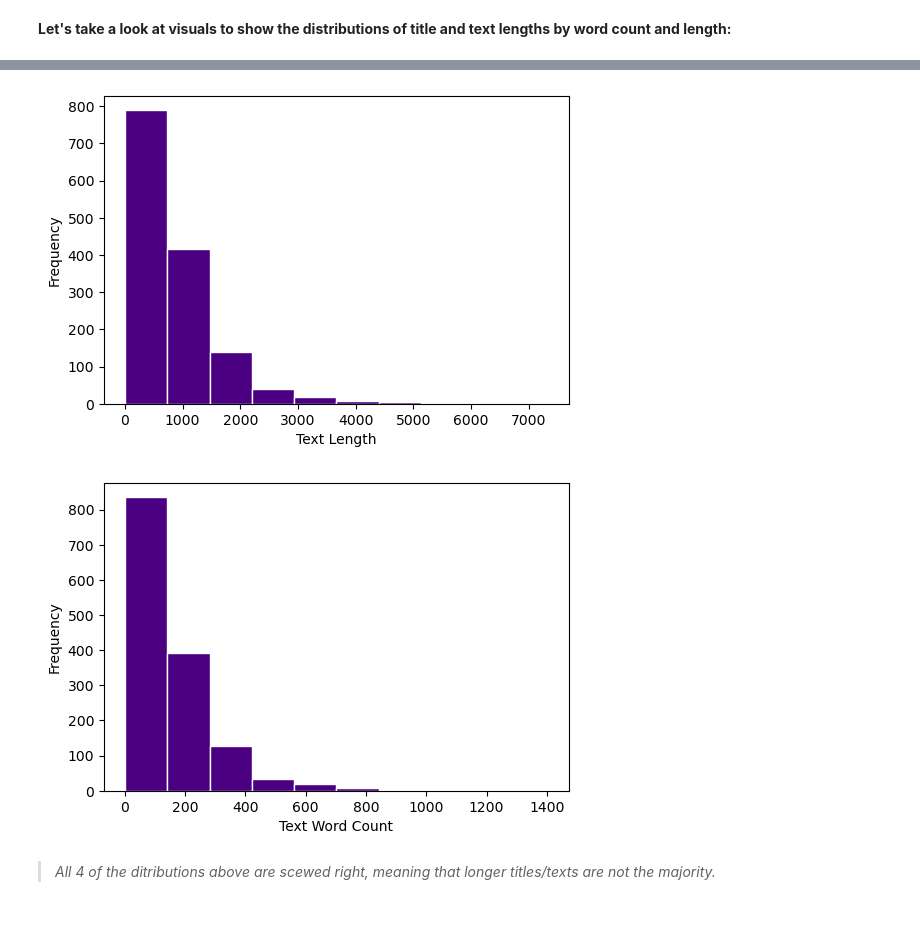
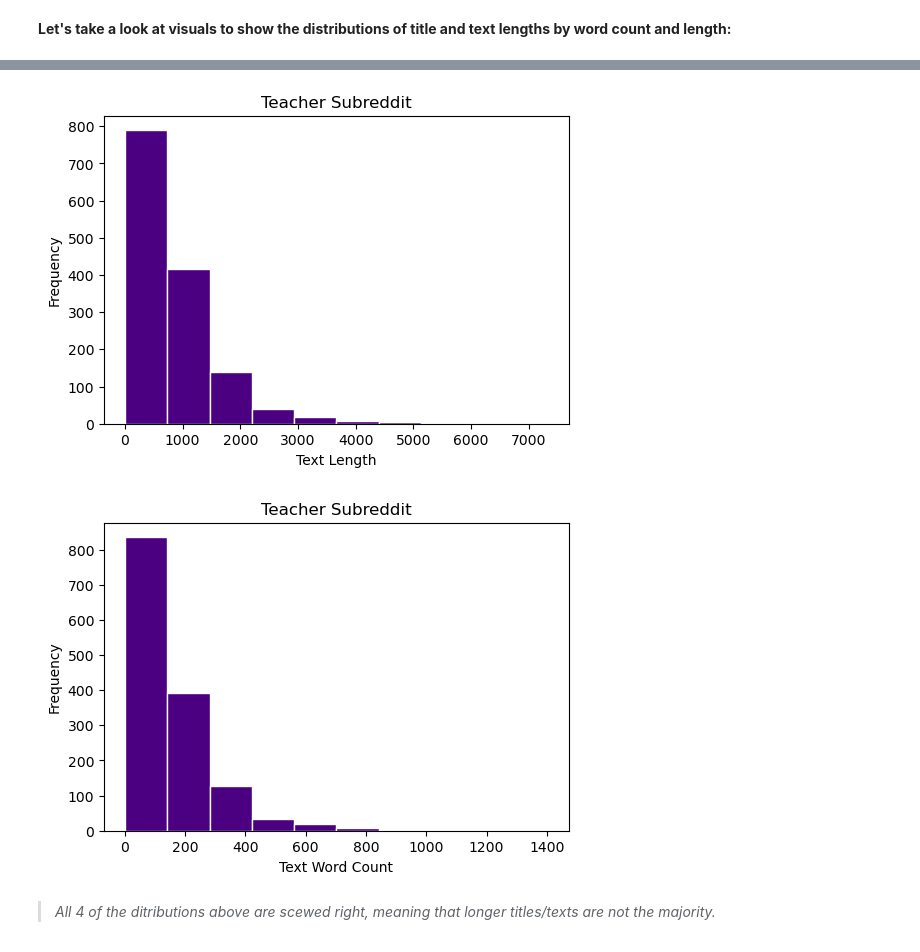
Before and after one commit to kier-johns/project-3, a Jupyter notebook: code/03 - EDA.ipynb, the cells around one changed output, grey strips where cells are left out. Drawn from its saved outputs; the diff is of its cells as text; code cells hidden in the pictures; blank space fills up the shorter version.

```diff
--- a/code/03 - EDA.ipynb
+++ b/code/03 - EDA.ipynb
@@ -137,17 +141,21 @@ plt.ylabel('Frequency');
 # %%
 plt.figure(figsize= (6,4))
 plt.hist(teaching_title_and_text['text_length'], bins = 10, color = 'indigo', edgecolor = 'white')
 plt.xlabel('Text Length')
-plt.ylabel('Frequency');
+plt.ylabel('Frequency')
+plt.title('Teacher Subreddit');
 # %% [output]
-[figure, old version]
+[figure, new version]
 # %%
 plt.figure(figsize= (6,4))
 plt.hist(teaching_title_and_text['text_word_count'], bins = 10, color = 'indigo', edgecolor = 'white')
 plt.xlabel('Text Word Count')
-plt.ylabel('Frequency');
+plt.ylabel('Frequency')
+plt.title('Teacher Subreddit');
+
+plt.savefig('Teacher_Text_Word_Count.png')
 # %% [output]
-[figure, old version]
+[figure, new version]
 # %% [markdown]
 >_All 4 of the ditributions above are scewed right, meaning that longer titles/texts are not the majority._
 # %% [markdown]
```
Also changed, not shown: parts of 12 cells of this notebook, 20 other files.
